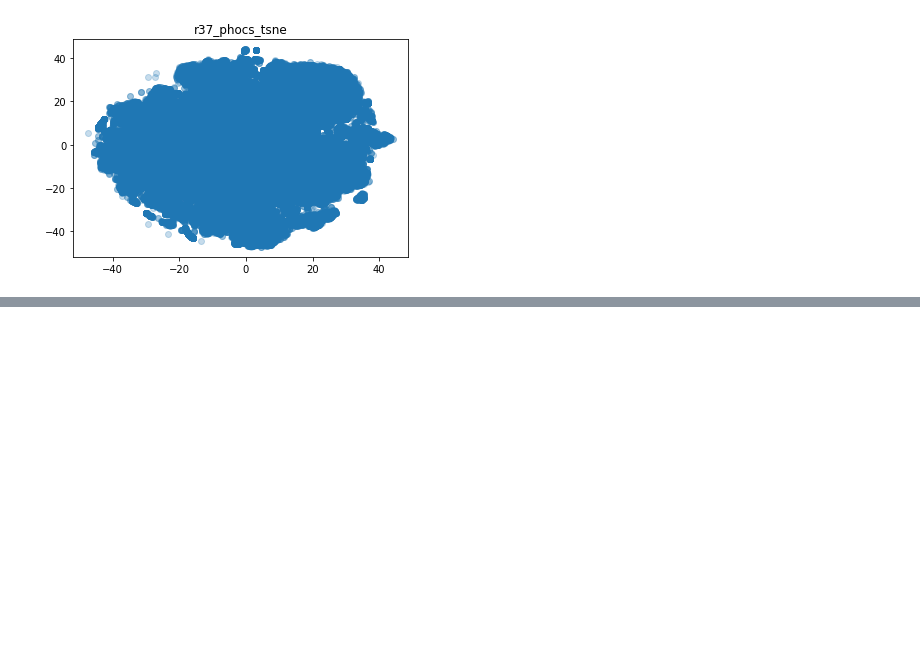
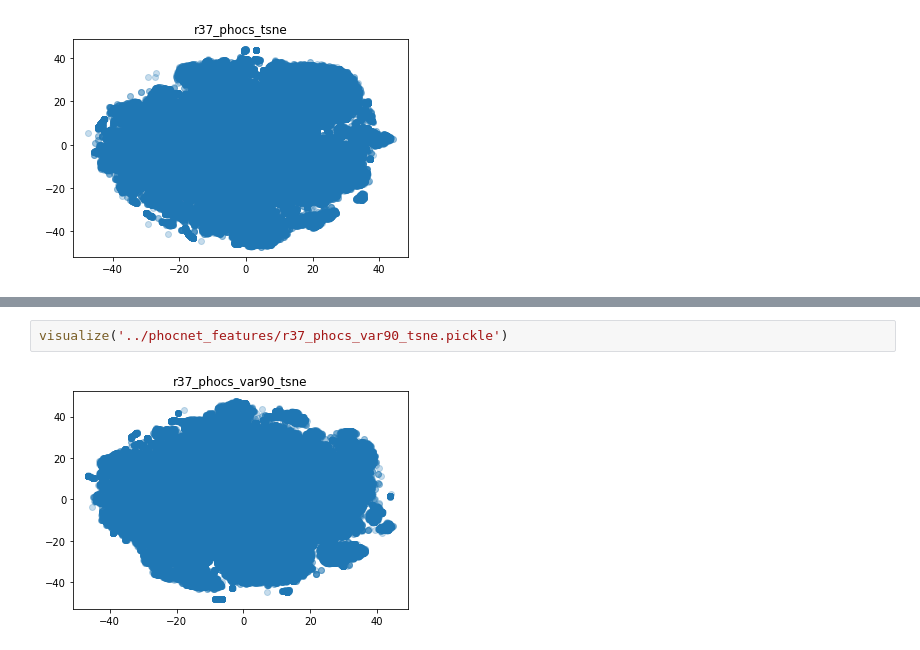
Before and after one commit to ColoredInsaneAsylums/PrivacySensitiveTranscription, a Jupyter notebook: image_processing/visualization/r37.ipynb, the cells around one changed output, grey strips where cells are left out. Cells and saved outputs as stored; diff of their text form; blank space fills up the shorter version.

```diff
--- a/image_processing/visualization/r37.ipynb
+++ b/image_processing/visualization/r37.ipynb
@@ -39,0 +50,4 @@ visualize('../phocnet_features/r37_phocs_tsne.pickle')
+# %%
+visualize('../phocnet_features/r37_phocs_var90_tsne.pickle')
+# %% [output]
+[figure, added]
```
Also changed, not shown: parts of 3 cells of this notebook, 1 other file.
